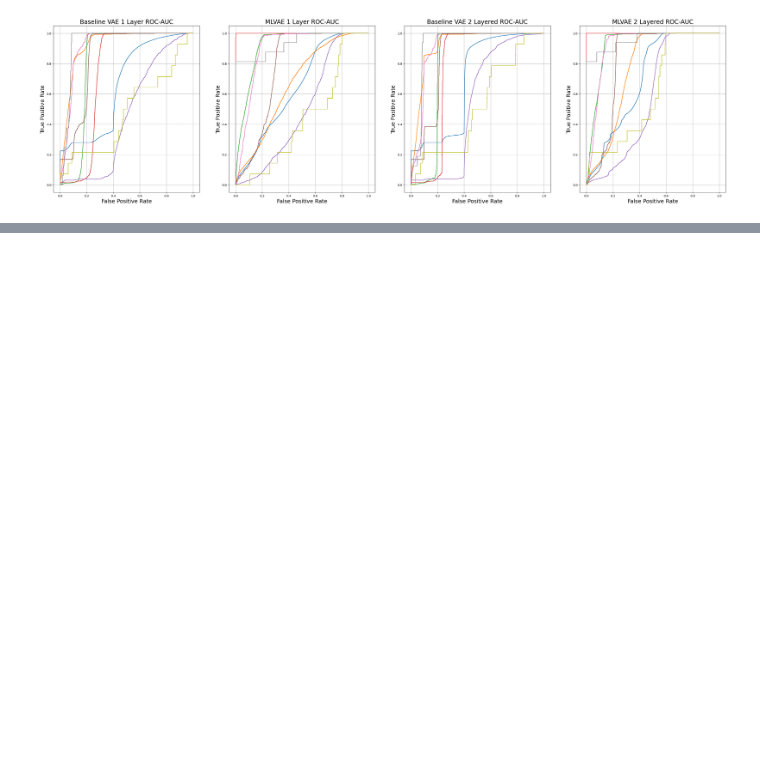
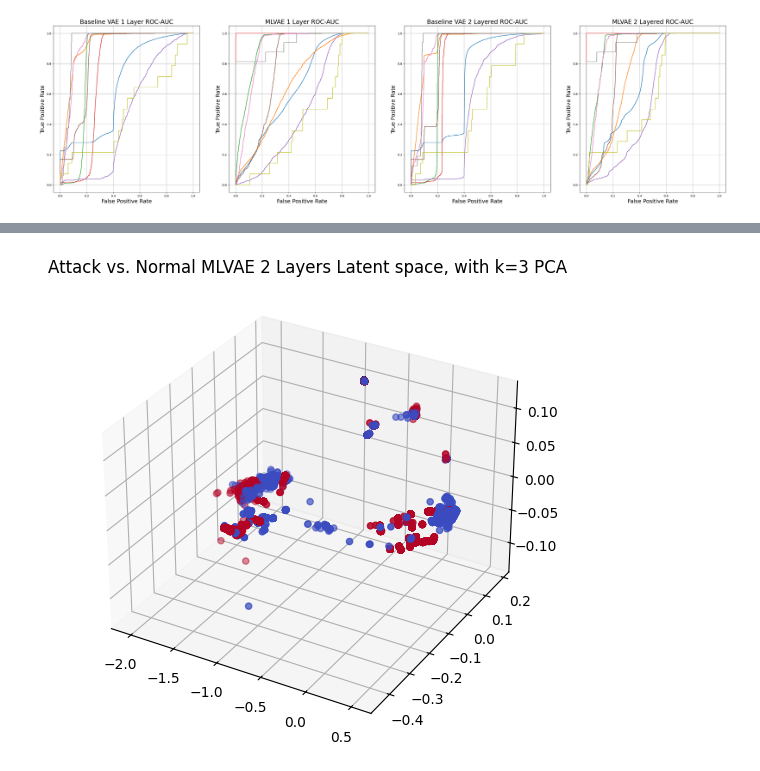
Before and after one commit to connormcmanigal/IoT-IDS-VAE-Classification, a Jupyter notebook: report.ipynb, the cells around one changed output, grey strips where cells are left out. Saved outputs shown, nothing was run; the diff lists cells and outputs as text; code cells hidden in the pictures; blank space fills up the shorter version.

Commit message:
latent plot for mlvae2

```diff
--- a/report.ipynb
+++ b/report.ipynb
@@ -836,0 +835,54 @@ results_df
+# %%
+import pickle
+
+# to read the models from our file
+with open('models.pkl', 'rb') as f:
+    vae1 = pickle.load(f)
+    vae1_losses = pickle.load(f)
+    vae2 = pickle.load(f)
+    vae2_losses = pickle.load(f)
+    vae3 = pickle.load(f)
+    vae3_losses = pickle.load(f)
+    vae4 = pickle.load(f)
+    vae4_losses = pickle.load(f)
+# %%
+'''
+Plot for normal vs attack latent representation
+'''
+# visualize latent dimensions with PCA
+eval_data_labels = df['Binary_label']
+eval_data_no_labels = df.drop(['Attack_type', 'Binary_label'], axis=1)
+
+eval_data_loader = DataLoader(torch.from_numpy(eval_data_no_labels.astype('float32').values).float(), batch_size = eval_data_no_labels.shape[0], shuffle=False)
+
+data = next(iter(eval_data_loader))
+
+_, mu, _ = vae3(data)
+
+latent_representations = mu.detach().numpy()
+
+pca = PCA(n_components=3)
+pca_result = pca.fit_transform(latent_representations)
+
+# Plot the 3 highest dimensions in 3D
+fig = plt.figure(figsize=(6, 6))
+ax = fig.add_subplot(111, projection='3d')
+
+# Use the labels to color the points (optional)
+label_encoder = LabelEncoder()
+integer_labels = label_encoder.fit_transform(eval_data_labels)
+#
+unique_labels = np.unique(eval_data_labels)
+num_unique_labels = len(unique_labels)
+colors = plt.get_cmap('coolwarm', num_unique_labels)
+
+scatter = ax.scatter(pca_result[:, 0], pca_result[:, 1], pca_result[:, 2], c=integer_labels, cmap=colors)
+
+# colorbar = fig.colorbar(scatter, ax=ax, label='Digit Label')
+colorbar.set_ticks(np.arange(num_unique_labels))
+colorbar.set_ticklabels(unique_labels)
+
+plt.title("Attack vs. Normal MLVAE 2 Layers Latent space, with k=3 PCA")
+plt.show()
+# %% [output]
+[figure, added]
```
Also changed, not shown: parts of 3 cells of this notebook.
